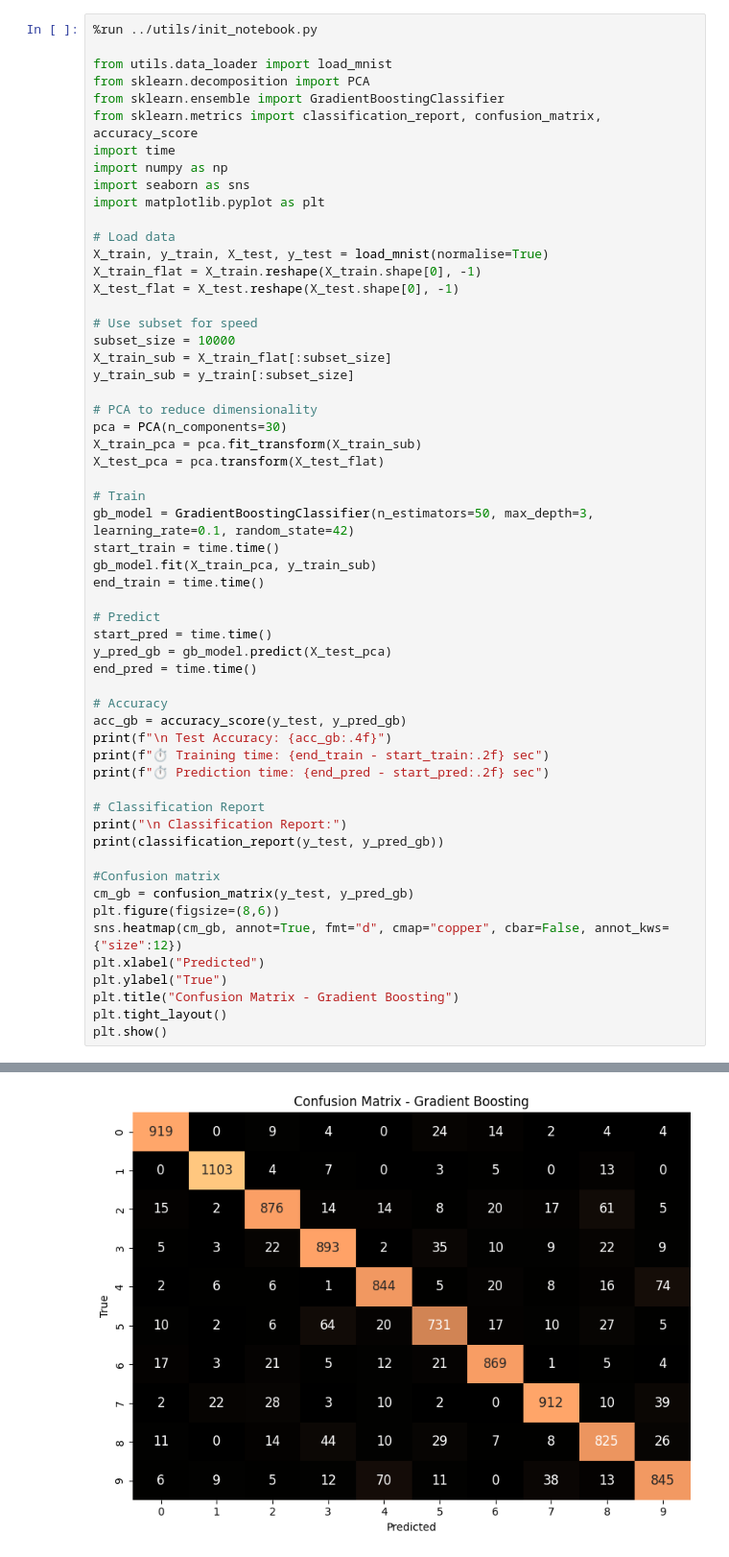
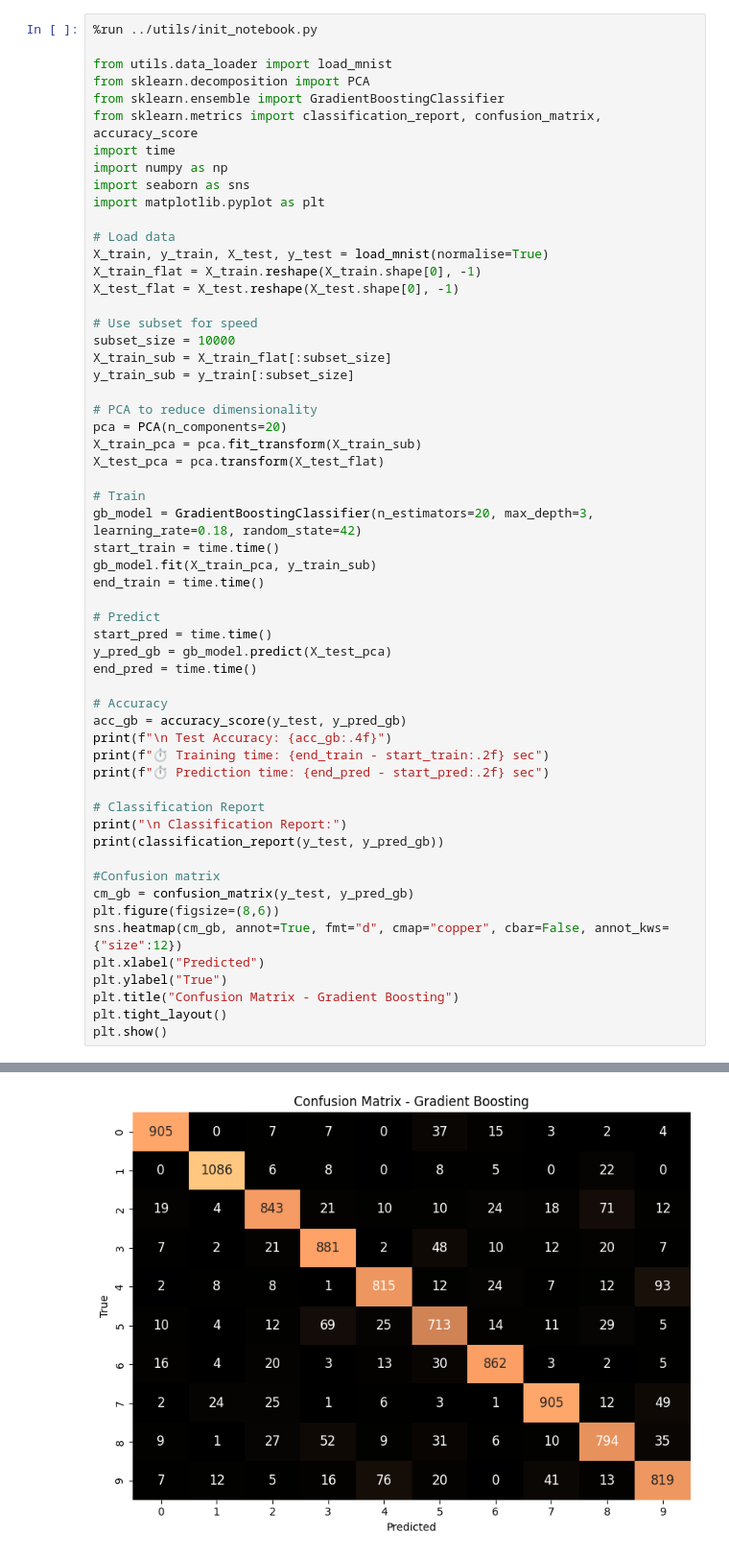
Before and after one commit to sripragnabitra/HandwrittenDigitsRecognition, a Jupyter notebook: notebooks/06_gradient_boost.ipynb, the cells around one changed output, grey strips where cells are left out. Shown at 96% size. Cells and saved outputs as stored; diff of their text form.

```diff
--- a/notebooks/06_gradient_boost.ipynb
+++ b/notebooks/06_gradient_boost.ipynb
@@ -21,12 +21,12 @@ X_train_sub = X_train_flat[:subset_size]
 y_train_sub = y_train[:subset_size]
 
 # PCA to reduce dimensionality
-pca = PCA(n_components=30)
+pca = PCA(n_components=20)
 X_train_pca = pca.fit_transform(X_train_sub)
 X_test_pca = pca.transform(X_test_flat)
 
 # Train
-gb_model = GradientBoostingClassifier(n_estimators=50, max_depth=3, learning_rate=0.1, random_state=42)
+gb_model = GradientBoostingClassifier(n_estimators=20, max_depth=3, learning_rate=0.18, random_state=42)
 start_train = time.time()
 gb_model.fit(X_train_pca, y_train_sub)
 end_train = time.time()
@@ -76 +76 @@ weighted avg       0.88      0.88      0.88     10000
-[figure, old version]
+[figure, new version]
```
Also changed, not shown: parts of 1 cell of this notebook, 9 other files.
